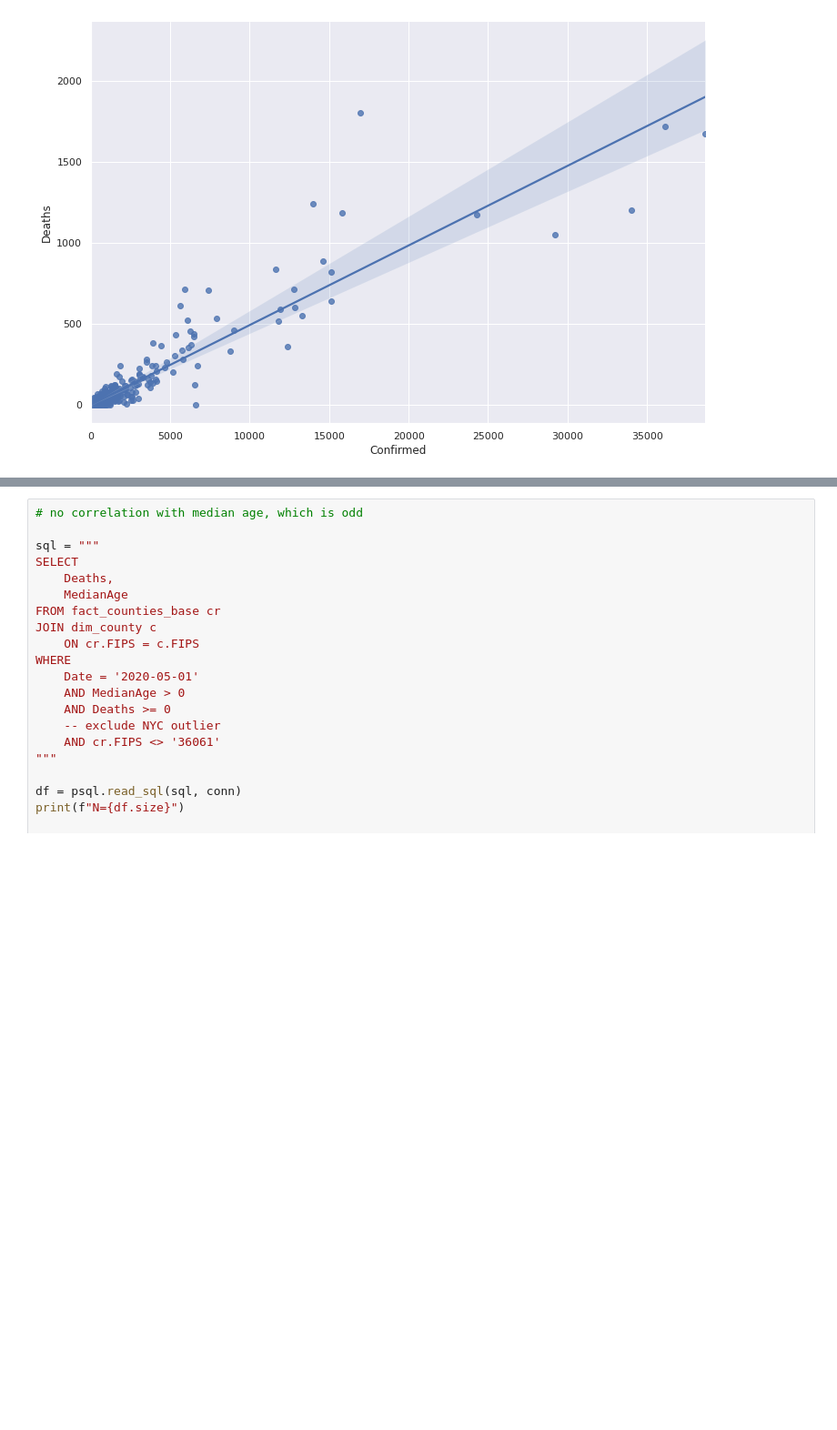
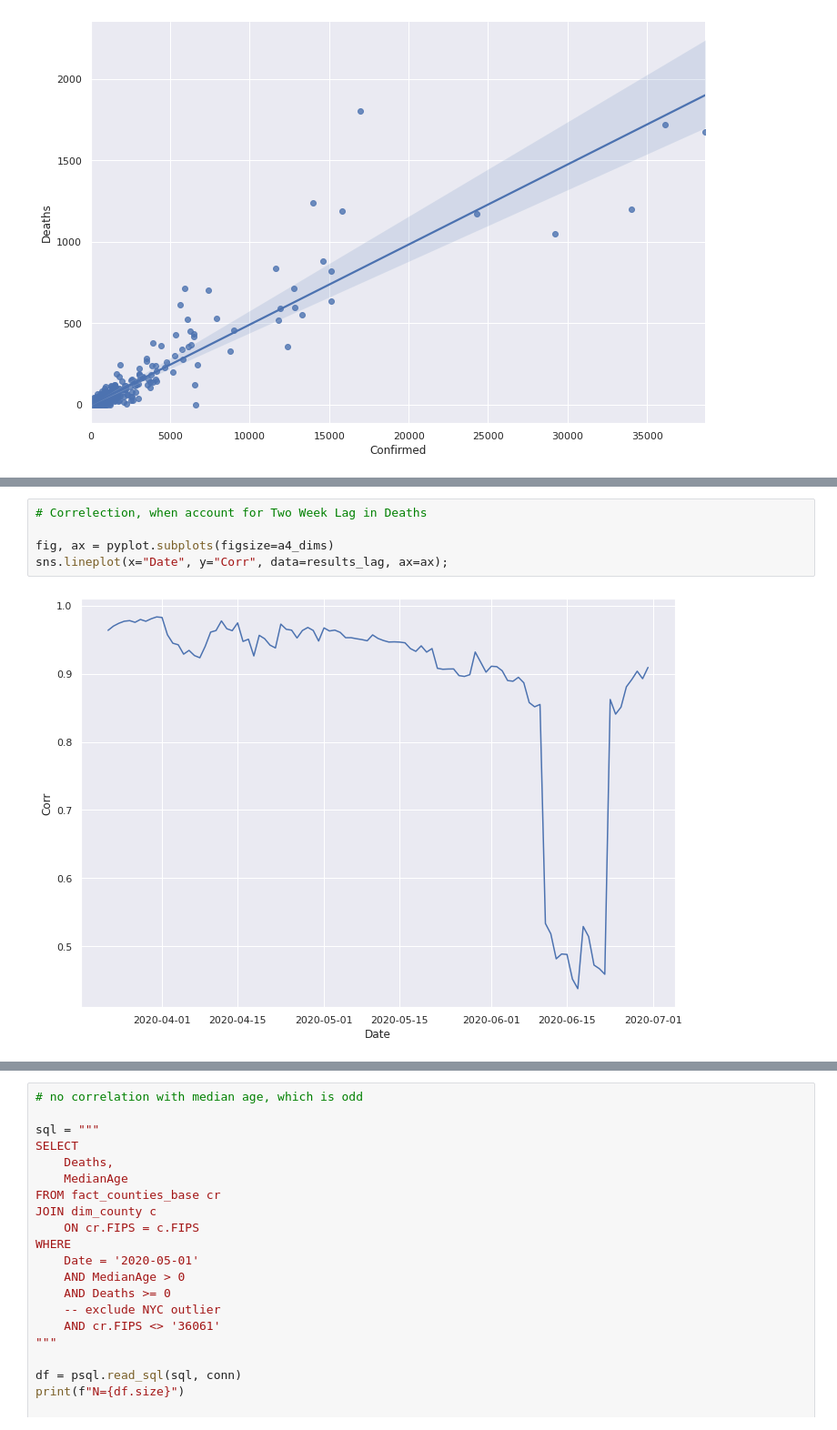
Before and after one commit to codeforkjeff/covid-19-stats, a Jupyter notebook: Exploratory Stuff.ipynb, the cells around one changed output, grey strips where cells are left out. Shown at 91% size. Drawn from its saved outputs; the diff is of its cells as text; blank space fills up the shorter version.

```diff
--- a/Exploratory Stuff.ipynb
+++ b/Exploratory Stuff.ipynb
@@ -43,0 +105,7 @@ N=5706
+# %%
+# Correlection, when account for Two Week Lag in Deaths
+
+fig, ax = pyplot.subplots(figsize=a4_dims)
+sns.lineplot(x="Date", y="Corr", data=results_lag, ax=ax);
+# %% [output]
+[figure, added]
```
Also changed, not shown: parts of 7 cells of this notebook.
